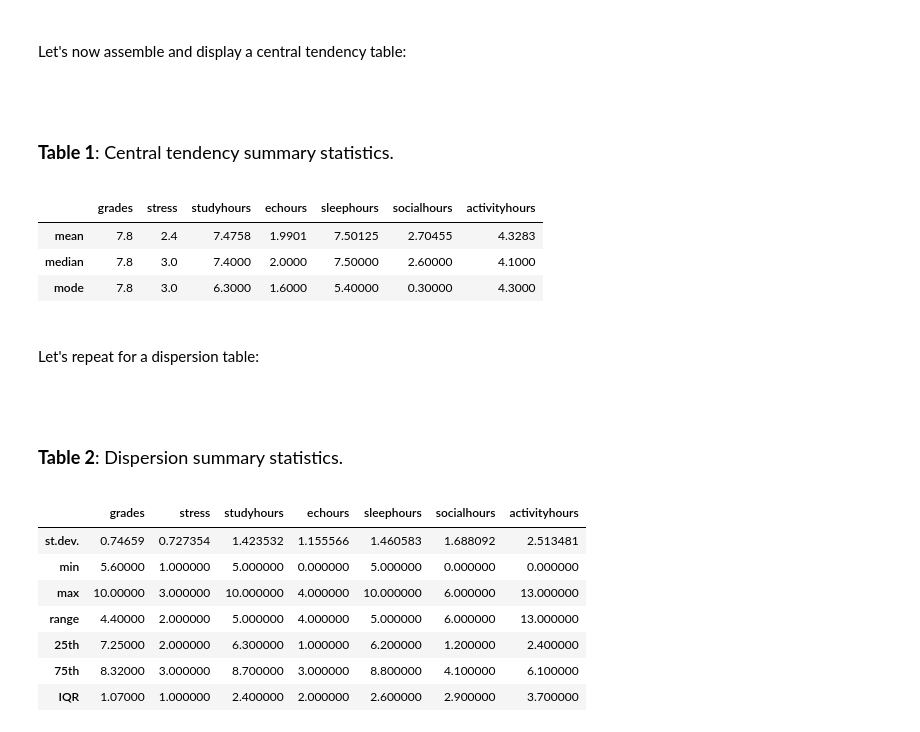
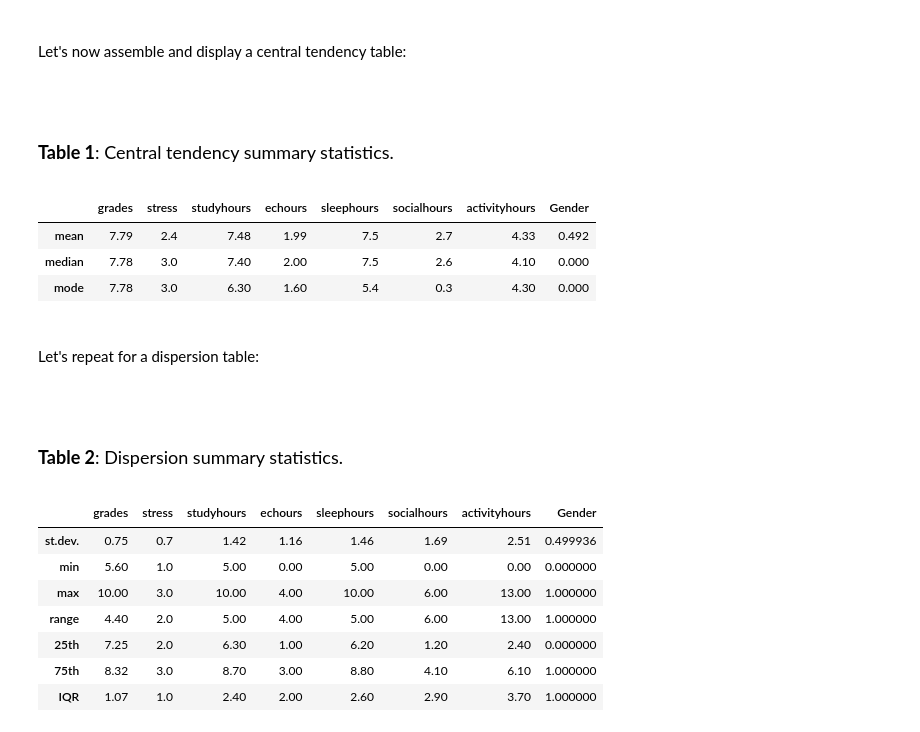
Before and after one commit to jorrewyffels-creator/DataAnalysisAssignements, a Jupyter notebook: Final Project/descriptive.ipynb, the cells around one changed output. Cells and saved outputs as stored; diff of their text form; code cells hidden in the pictures.

```diff
--- a/Final Project/descriptive.ipynb
+++ b/Final Project/descriptive.ipynb
@@ -67,7 +80,7 @@ Let's now assemble and display a central tendency table:
 def display_central_tendency_table(num=1):
     display_title('Central tendency summary statistics.', pref='Table', num=num, center=False)
     df_central = df.apply(lambda x: central(x), axis=0)
-    round_dict = {'grades': 1, 'stress': 1, 'density': 6, 'sugar': 3} #change this !!!!!!!!!
+    round_dict = {'grades': 2, 'stress': 1, 'studyhours': 2, 'echours': 2, 'sleephours': 2, 'socialhours': 2, 'activityhours': 2}
     df_central = df_central.round( round_dict )
     row_labels = 'mean', 'median', 'mode'
     df_central.index = row_labels
@@ -76,10 +89,10 @@ def display_central_tendency_table(num=1):
 display_central_tendency_table(num=1)
 # %% [output]
 <br><br><p><span style="font-size: 1.2em;"><b>Table 1</b>: Central tendency summary statistics.</span></p>
-|  | grades | stress | studyhours | echours | sleephours | socialhours | activityhours |
-| mean | 7.8 | 2.4 | 7.4758 | 1.9901 | 7.50125 | 2.70455 | 4.3283 |
-| median | 7.8 | 3.0 | 7.4000 | 2.0000 | 7.50000 | 2.60000 | 4.1000 |
-| mode | 7.8 | 3.0 | 6.3000 | 1.6000 | 5.40000 | 0.30000 | 4.3000 |
+|  | grades | stress | studyhours | echours | sleephours | socialhours | activityhours | Gender |
+| mean | 7.79 | 2.4 | 7.48 | 1.99 | 7.5 | 2.7 | 4.33 | 0.492 |
+| median | 7.78 | 3.0 | 7.40 | 2.00 | 7.5 | 2.6 | 4.10 | 0.000 |
+| mode | 7.78 | 3.0 | 6.30 | 1.60 | 5.4 | 0.3 | 4.30 | 0.000 |
 # %% [markdown]
 <br>
 
@@ -89,21 +102,21 @@ Let's repeat for a dispersion table:
 # %%
 def display_dispersion_table(num=1):
     display_title('Dispersion summary statistics.', pref='Table', num=num, center=False)
-    round_dict            = {'quality': 3, 'acidity': 3, 'density': 6, 'sugar': 3}
+    round_dict            = {'grades': 2, 'stress': 1, 'studyhours': 2, 'echours': 2, 'sleephours': 2, 'socialhours': 2, 'activityhours': 2}
     df_dispersion         = df.apply(lambda x: dispersion(x), axis=0).round( round_dict )
     row_labels_dispersion = 'st.dev.', 'min', 'max', 'range', '25th', '75th', 'IQR'
     df_dispersion.index   = row_labels_dispersion
     display( df_dispersion )
 
 display_dispersion_table(num=2)
 # %% [output]
 <br><br><p><span style="font-size: 1.2em;"><b>Table 2</b>: Dispersion summary statistics.</span></p>
-|  | grades | stress | studyhours | echours | sleephours | socialhours | activityhours |
-| st.dev. | 0.74659 | 0.727354 | 1.423532 | 1.155566 | 1.460583 | 1.688092 | 2.513481 |
-| min | 5.60000 | 1.000000 | 5.000000 | 0.000000 | 5.000000 | 0.000000 | 0.000000 |
-| max | 10.00000 | 3.000000 | 10.000000 | 4.000000 | 10.000000 | 6.000000 | 13.000000 |
-| range | 4.40000 | 2.000000 | 5.000000 | 4.000000 | 5.000000 | 6.000000 | 13.000000 |
-| 25th | 7.25000 | 2.000000 | 6.300000 | 1.000000 | 6.200000 | 1.200000 | 2.400000 |
-| 75th | 8.32000 | 3.000000 | 8.700000 | 3.000000 | 8.800000 | 4.100000 | 6.100000 |
-| IQR | 1.07000 | 1.000000 | 2.400000 | 2.000000 | 2.600000 | 2.900000 | 3.700000 |
+|  | grades | stress | studyhours | echours | sleephours | socialhours | activityhours | Gender |
+| st.dev. | 0.75 | 0.7 | 1.42 | 1.16 | 1.46 | 1.69 | 2.51 | 0.499936 |
+| min | 5.60 | 1.0 | 5.00 | 0.00 | 5.00 | 0.00 | 0.00 | 0.000000 |
+| max | 10.00 | 3.0 | 10.00 | 4.00 | 10.00 | 6.00 | 13.00 | 1.000000 |
+| range | 4.40 | 2.0 | 5.00 | 4.00 | 5.00 | 6.00 | 13.00 | 1.000000 |
+| 25th | 7.25 | 2.0 | 6.30 | 1.00 | 6.20 | 1.20 | 2.40 | 0.000000 |
+| 75th | 8.32 | 3.0 | 8.70 | 3.00 | 8.80 | 4.10 | 6.10 | 1.000000 |
+| IQR | 1.07 | 1.0 | 2.40 | 2.00 | 2.60 | 2.90 | 3.70 | 1.000000 |
 # %% [markdown]
```
Also changed, not shown: parts of 8 cells of this notebook, 2 other files.
